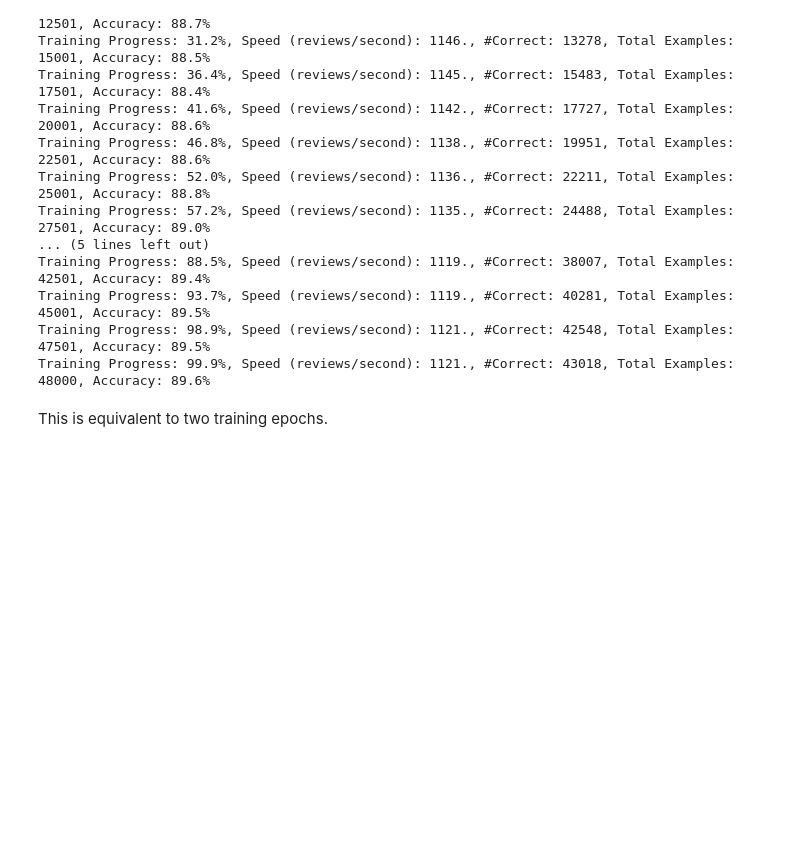
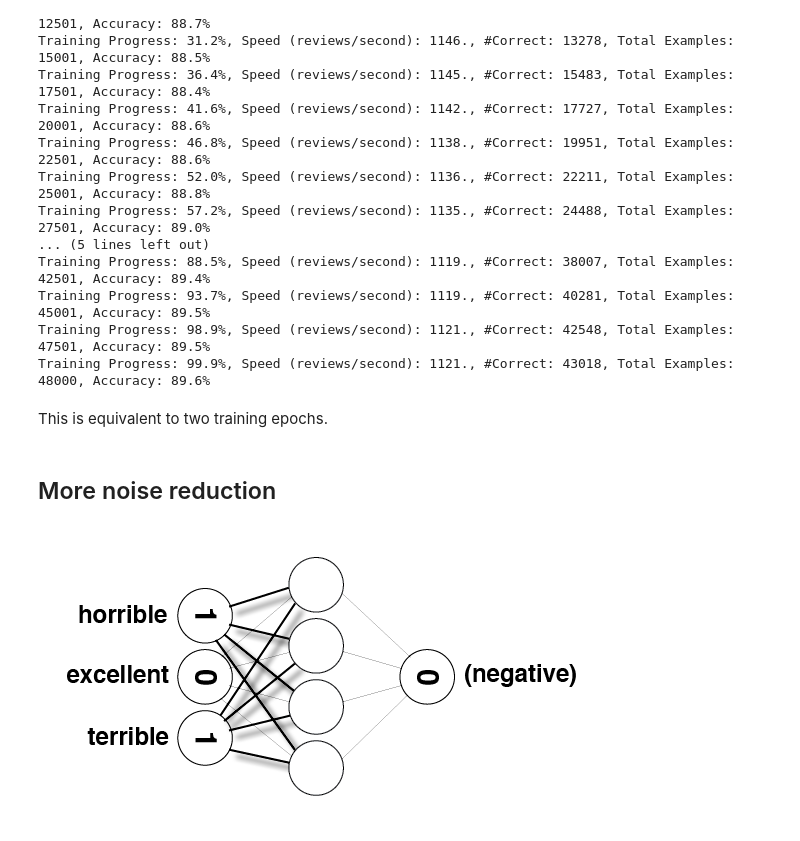
Before and after one commit to klgraham/udacity-deep-learning-intro, a Jupyter notebook: week2-sentiment-analysis/sentiment_network/Sentiment Classification - All Projects.ipynb, the cells around one changed output. Saved outputs shown, nothing was run; the diff lists cells and outputs as text; code cells hidden in the pictures; blank space fills up the shorter version.

```diff
--- a/week2-sentiment-analysis/sentiment_network/Sentiment Classification - All Projects.ipynb
+++ b/week2-sentiment-analysis/sentiment_network/Sentiment Classification - All Projects.ipynb
@@ -1068,3 +1068,10 @@ Training Progress: 98.9%, Speed (reviews/second): 1121., #Correct: 42548, Total
 Training Progress: 99.9%, Speed (reviews/second): 1121., #Correct: 43018, Total Examples: 48000, Accuracy: 89.6%
 # %% [markdown]
 This is equivalent to two training epochs.
+# %% [markdown]
+## More noise reduction
+# %%
+from IPython.display import Image
+Image(filename='sentiment_network_sparse_2.png')
+# %% [output]
+[figure, added]
```
Also changed, not shown: parts of 39 cells of this notebook.
